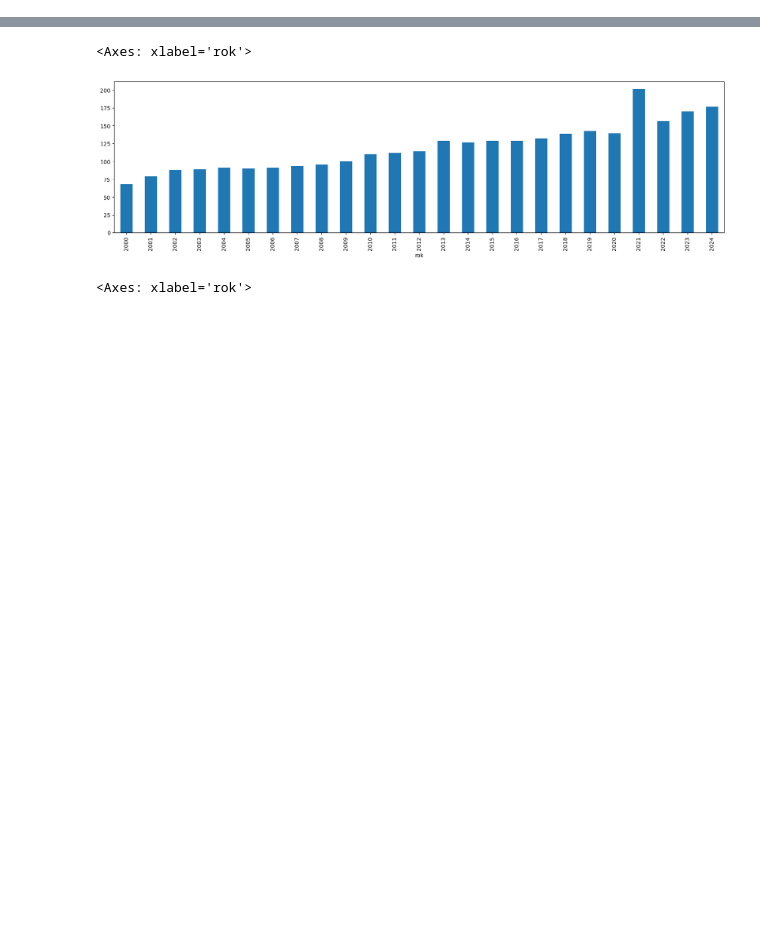
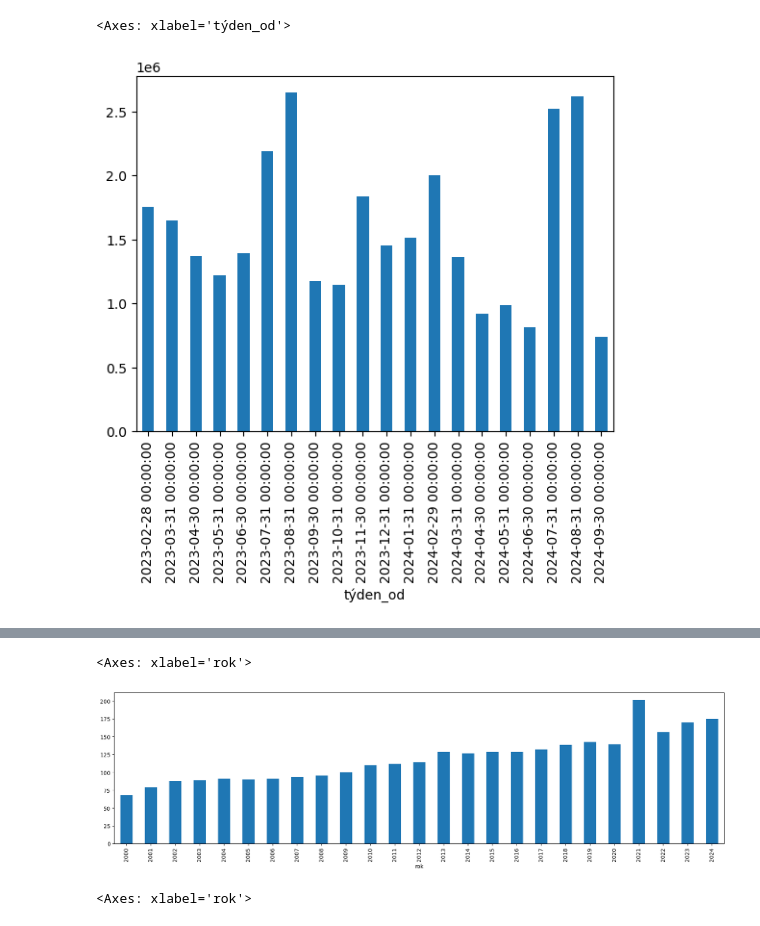
Before and after one commit to DataRozhlas/navstevnost-kin, a Jupyter notebook: 100_explorace.ipynb, the cells around one changed output, grey strips where cells are left out. Cells and saved outputs as stored; diff of their text form; code cells hidden in the pictures; blank space fills up the shorter version.

```diff
--- a/100_explorace.ipynb
+++ b/100_explorace.ipynb
@@ -1,2 +1,8 @@
 # %%
 import pandas as pd
+# %%
+tydenni = pd.read_csv("data/tydenni_statistiky.csv")
+df = pd.read_csv("data/souhrnne_vysledky.csv")
+# %%
+tydenni['týden_od'] = pd.to_datetime(tydenni['týden_od'], dayfirst=True)
+tydenni['týden_od'] = pd.to_datetime(tydenni['týden_od'], dayfirst=True)
@@ -2,0 +52,5 @@ import pandas as pd
+# %%
+pd.Series(tydenni.groupby(pd.Grouper(key='týden_od', freq='ME'))['týden_diváci'].sum() + tydenni.groupby(pd.Grouper(key='týden_od', freq='ME'))['víkend_diváci'].sum()).tail(20).plot.bar()
+# %% [output]
+<Axes: xlabel='týden_od'>
+[figure, added]
```
Also changed, not shown: parts of 48 cells of this notebook, 7 other files.
